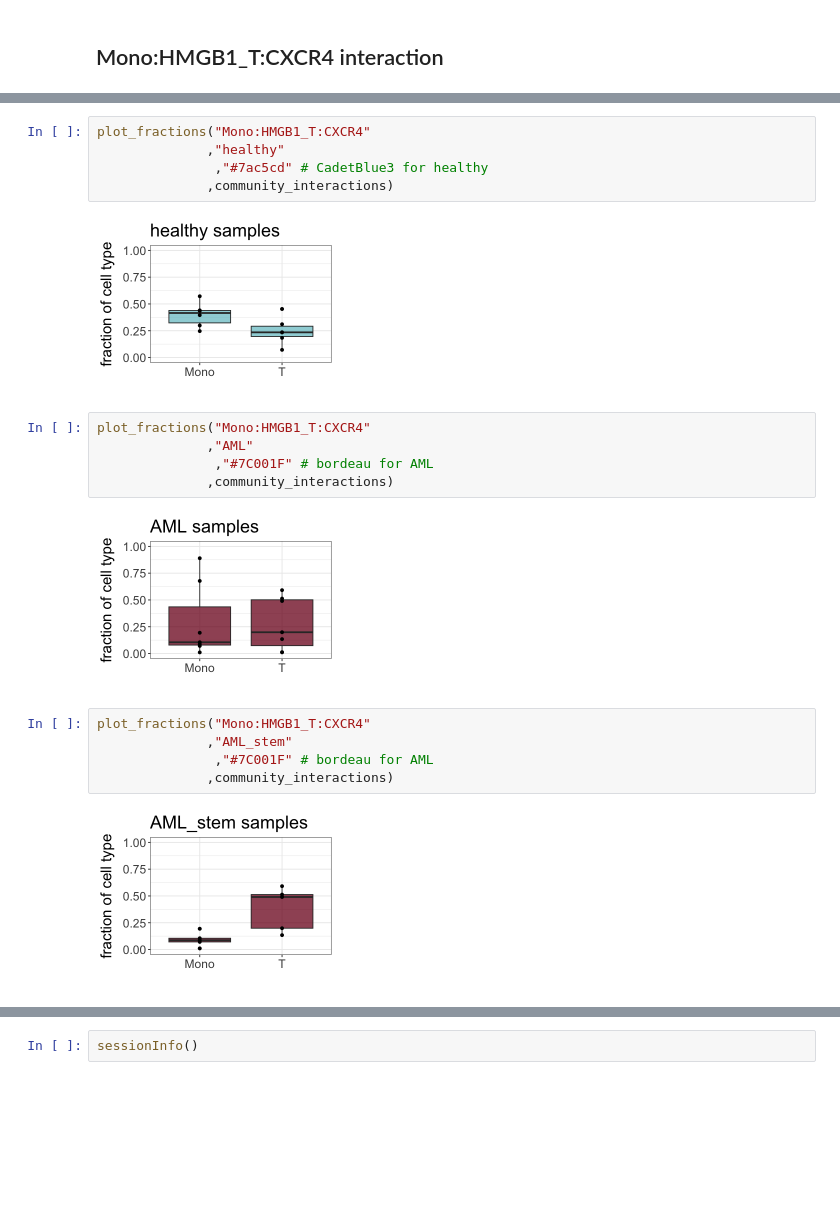
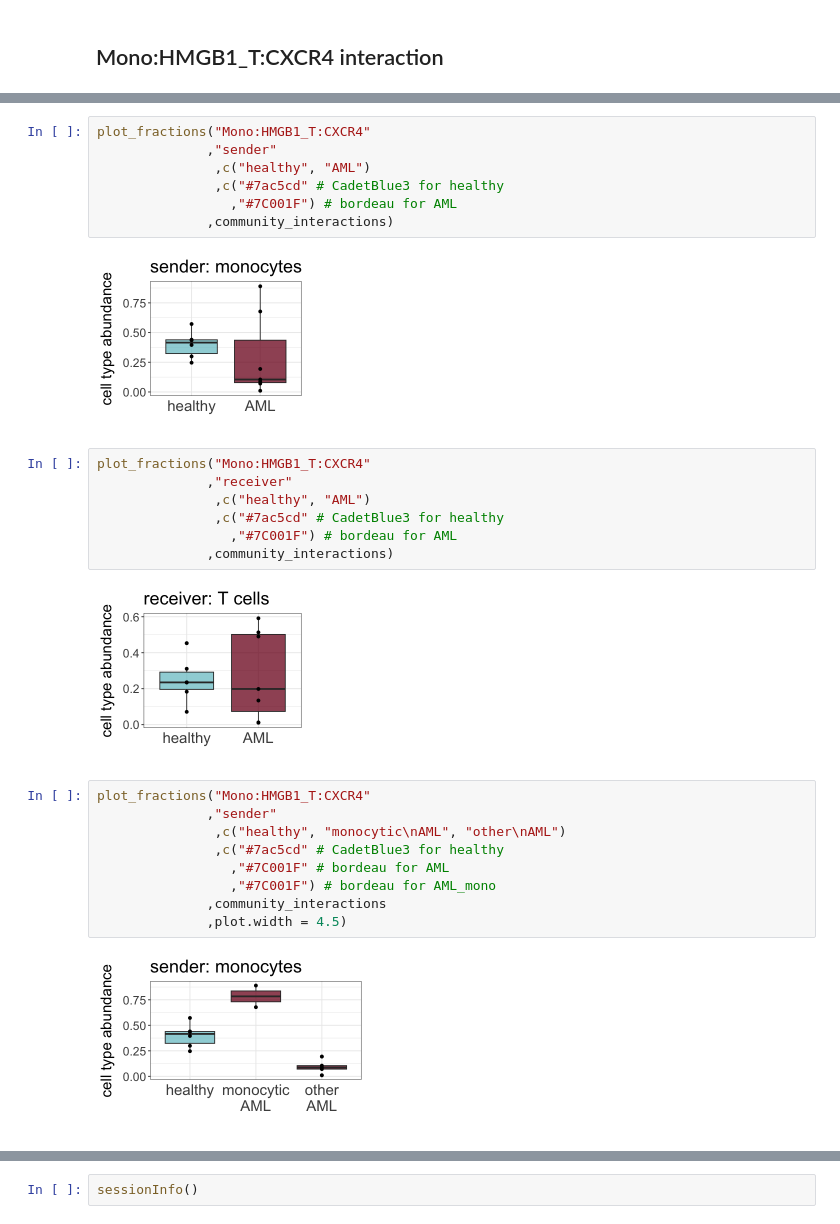
Before and after one commit to colomemaria/community-paper, a Jupyter notebook: src/method_comparison/compare_algorithms/compare_results/compare_algorithms.ipynb, the cells around one changed output, grey strips where cells are left out. Drawn from its saved outputs; the diff is of its cells as text; blank space fills up the shorter version.

Commit message:
new version of plots for panel j,k

```diff
--- a/src/method_comparison/compare_algorithms/compare_results/compare_algorithms.ipynb
+++ b/src/method_comparison/compare_algorithms/compare_results/compare_algorithms.ipynb
@@ -628,24 +629,32 @@ plot_fractions <- function(interaction_ID
 }
 # %%
 plot_fractions("Mono:HMGB1_T:CXCR4"
-              ,"healthy"
-               ,"#7ac5cd" # CadetBlue3 for healthy
+              ,"sender"
+               ,c("healthy", "AML")
+               ,c("#7ac5cd" # CadetBlue3 for healthy
+                 ,"#7C001F") # bordeau for AML
               ,community_interactions)
 # %% [output]
-[figure, old version]
+[figure, new version]
 # %%
 plot_fractions("Mono:HMGB1_T:CXCR4"
-              ,"AML"
-               ,"#7C001F" # bordeau for AML
+              ,"receiver"
+               ,c("healthy", "AML")
+               ,c("#7ac5cd" # CadetBlue3 for healthy
+                 ,"#7C001F") # bordeau for AML
               ,community_interactions)
 # %% [output]
-[figure, old version]
+[figure, new version]
 # %%
 plot_fractions("Mono:HMGB1_T:CXCR4"
-              ,"AML_stem"
-               ,"#7C001F" # bordeau for AML
-              ,community_interactions)
+              ,"sender"
+               ,c("healthy", "monocytic\nAML", "other\nAML")
+               ,c("#7ac5cd" # CadetBlue3 for healthy
+                 ,"#7C001F" # bordeau for AML
+                 ,"#7C001F") # bordeau for AML_mono
+              ,community_interactions
+              ,plot.width = 4.5)
 # %% [output]
-[figure, old version]
+[figure, new version]
 # %%
 plot_fractions("Mono:HMGB1_T:CXCR4"
```
Also changed, not shown: parts of 5 cells of this notebook.
